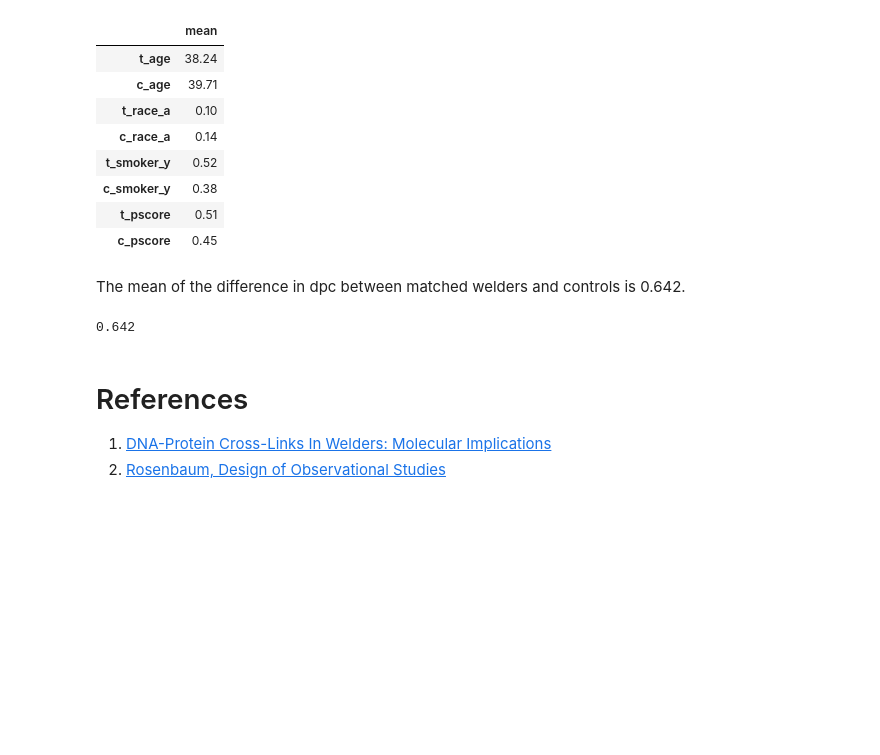
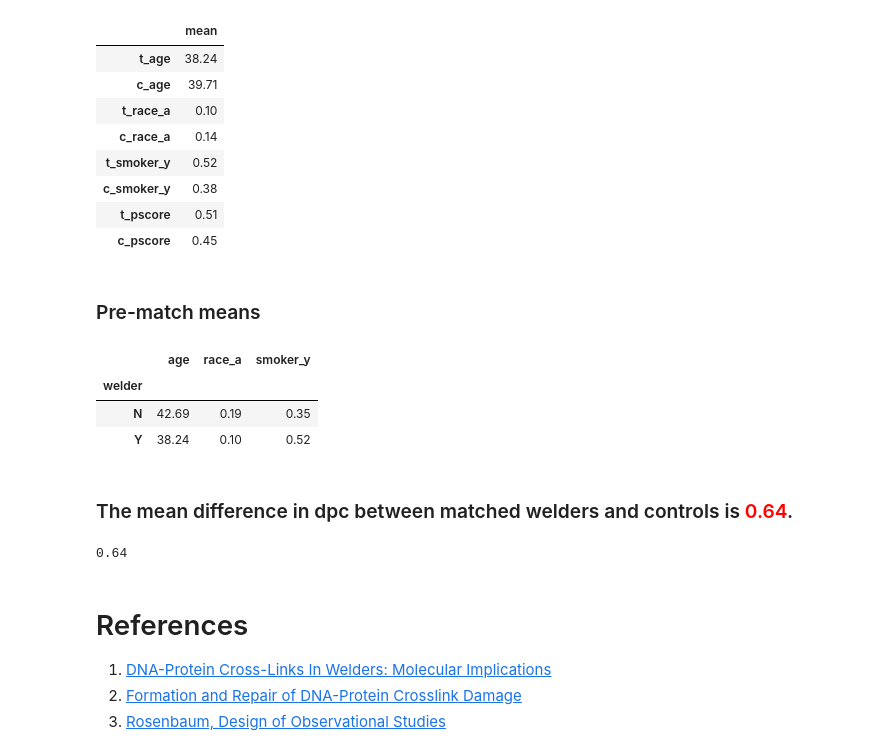
Before and after one commit to madhugopinathan/madhugopinathan.github.io, a Jupyter notebook: notebooks/causal-inference/matching.ipynb, the cells around one changed output. Saved outputs shown, nothing was run; the diff lists cells and outputs as text; code cells hidden in the pictures; blank space fills up the shorter version.

Commit message:
matching

```diff
--- a/notebooks/causal-inference/matching.ipynb
+++ b/notebooks/causal-inference/matching.ipynb
@@ -307,13 +345,23 @@ pair_match_df[all_cols].mean().round(2).to_frame('mean')
 | c_smoker_y | 0.38 |
 | t_pscore | 0.51 |
 | c_pscore | 0.45 |
+# %% [markdown]
+### Pre-match means
+# %%
+df.groupby('welder').agg(dict(zip(covariates,['mean']*3))).round(2)
+# %% [output]
+|  | age | race_a | smoker_y |
+| welder |  |  |  |
+| N | 42.69 | 0.19 | 0.35 |
+| Y | 38.24 | 0.10 | 0.52 |
 # %% [markdown]
-The mean of the difference in dpc between matched welders and controls is 0.642.
+### The mean difference in dpc between matched welders and controls is <font color='red'>0.64</font>.
 # %%
-np.round((pair_match_df.t_dpc - pair_match_df.c_dpc).mean(),3)
+np.round((pair_match_df.t_dpc - pair_match_df.c_dpc).mean(),2)
 # %% [output]
-0.642
+0.64
 # %% [markdown]
 # References
 1. <span id="p1"> [DNA-Protein Cross-Links In Welders: Molecular Implications](https://cancerres.aacrjournals.org/content/canres/53/3/460.full.pdf)
+1. <span id="p3"> [Formation and Repair of DNA-Protein Crosslink Damage](https://www.ncbi.nlm.nih.gov/pmc/articles/PMC5771488/)
 1. <span id="p2"> [Rosenbaum, Design of Observational Studies](https://www.springer.com/gp/book/9781461424864)
```
Also changed, not shown: parts of 18 cells of this notebook, 2 other files.
